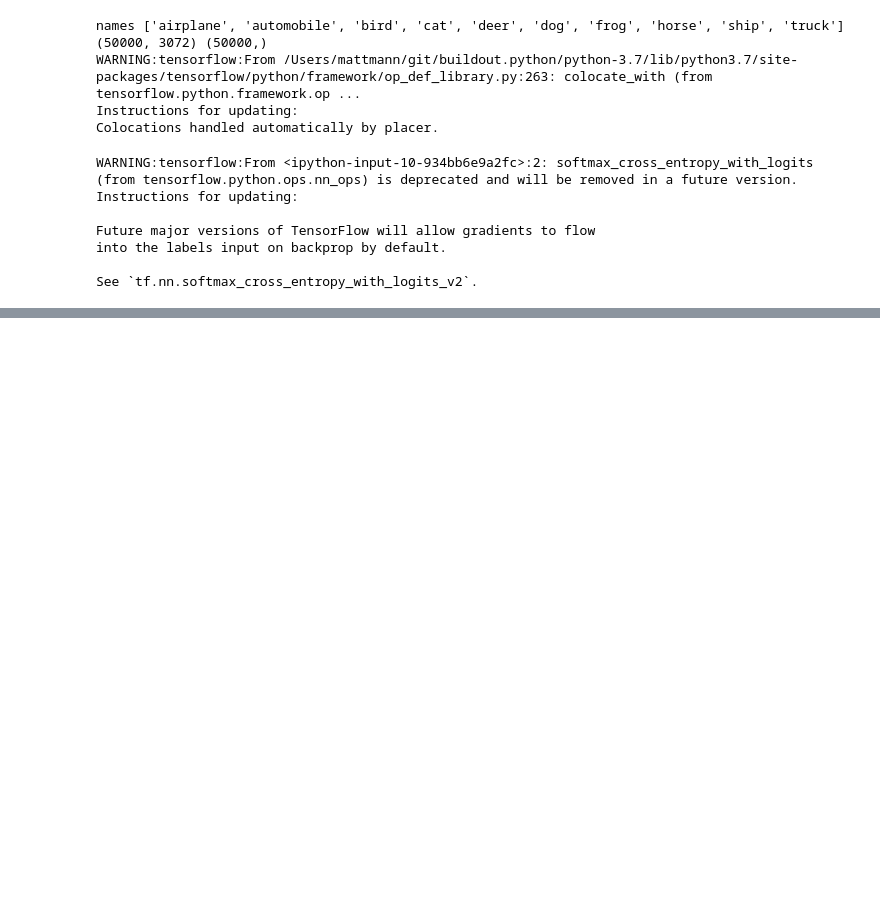
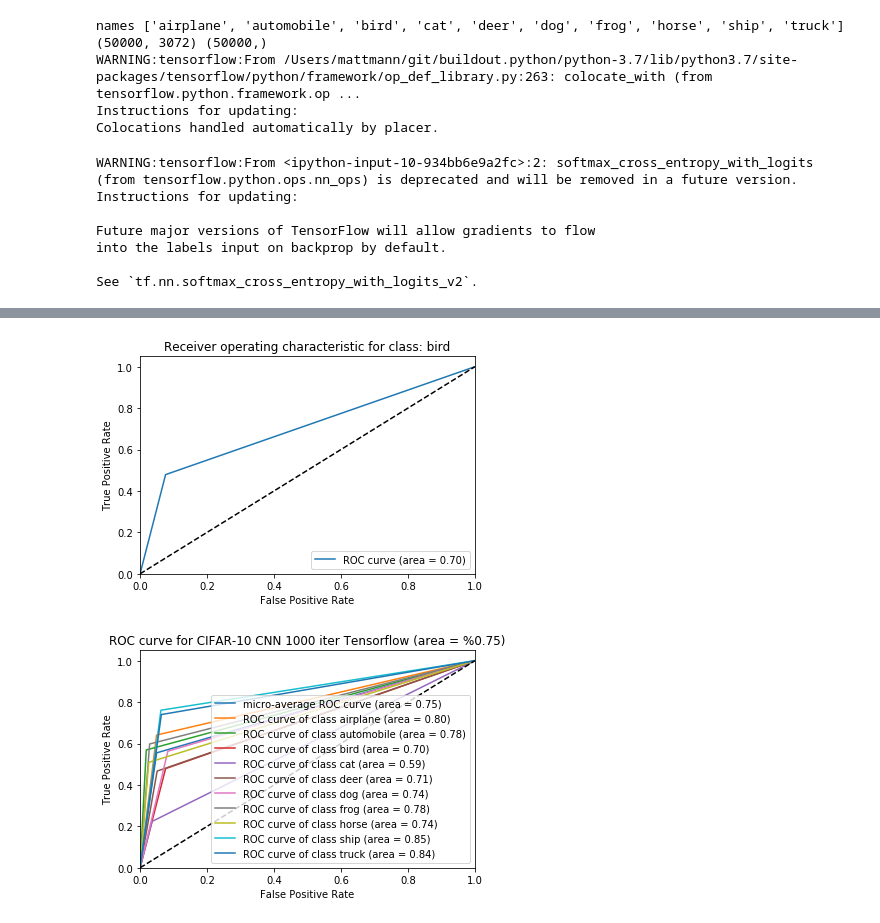
Before and after one commit to chrismattmann/MLwithTensorFlow2ed, a Jupyter notebook: Listing 9.11 - 9.16.ipynb, the cells around one changed output, grey strips where cells are left out. Saved outputs shown, nothing was run; the diff lists cells and outputs as text; code cells hidden in the pictures; blank space fills up the shorter version.

```diff
--- a/Listing 9.11 - 9.16.ipynb
+++ b/Listing 9.11 - 9.16.ipynb
@@ -276,30 +309,34 @@ roc_auc["micro"] = auc(fpr["micro"], tpr["micro"])
 
 # Plot of a ROC curve for a specific class
 plt.figure()
 plt.plot(fpr[2], tpr[2], label='ROC curve (area = %0.2f)' % roc_auc[2])
 plt.plot([0, 1], [0, 1], 'k--')
 plt.xlim([0.0, 1.0])
 plt.ylim([0.0, 1.05])
 plt.xlabel('False Positive Rate')
 plt.ylabel('True Positive Rate')
 plt.title('Receiver operating characteristic for class: '+test_names[2])
 plt.legend(loc="lower right")
 plt.show()
 
 # Plot ROC curve
 plt.figure()
 plt.plot(fpr["micro"], tpr["micro"],
          label='micro-average ROC curve (area = {0:0.2f})'
                ''.format(roc_auc["micro"]))
 for i in range(n_classes):
     plt.plot(fpr[i], tpr[i], label='ROC curve of class {0} (area = {1:0.2f})'
                                    ''.format(test_names[i], roc_auc[i]))
 
 plt.plot([0, 1], [0, 1], 'k--')
 plt.xlim([0.0, 1.0])
 plt.ylim([0.0, 1.05])
 plt.xlabel('False Positive Rate')
 plt.ylabel('True Positive Rate')
+roc_mean = np.mean(np.fromiter(roc_auc.values(), dtype=float))
 plt.title('ROC curve for CIFAR-10 CNN 1000 iter Tensorflow (area = %{0:0.2f})'.format(roc_mean))
 plt.legend(loc="lower right")
 plt.show()
+# %% [output]
+[figure, added]
+[figure, added]
```
Also changed, not shown: parts of 8 cells of this notebook, 1 other file.
